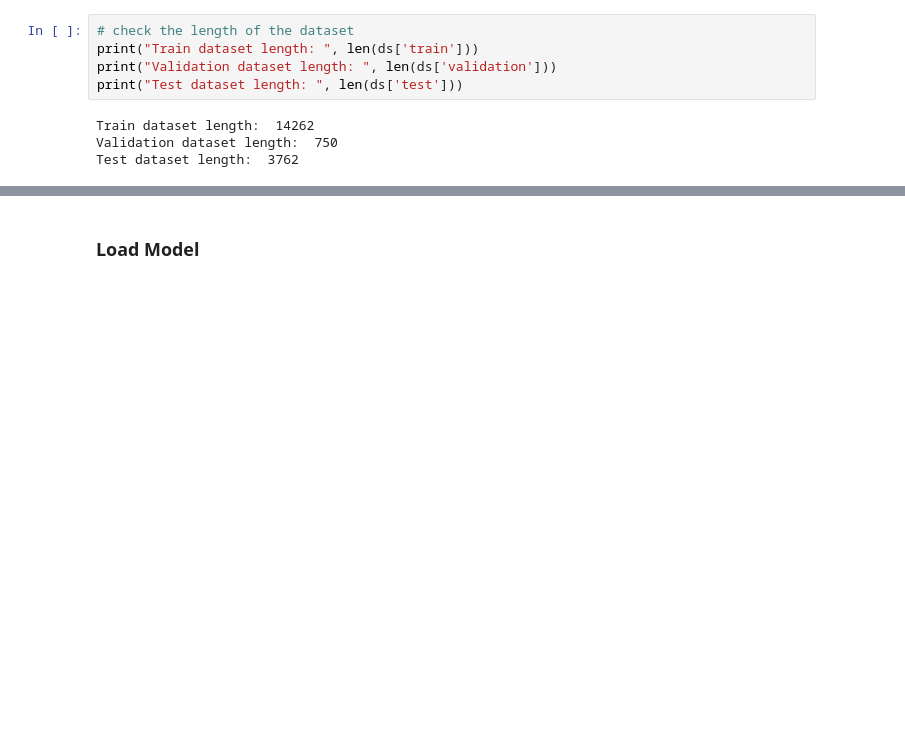
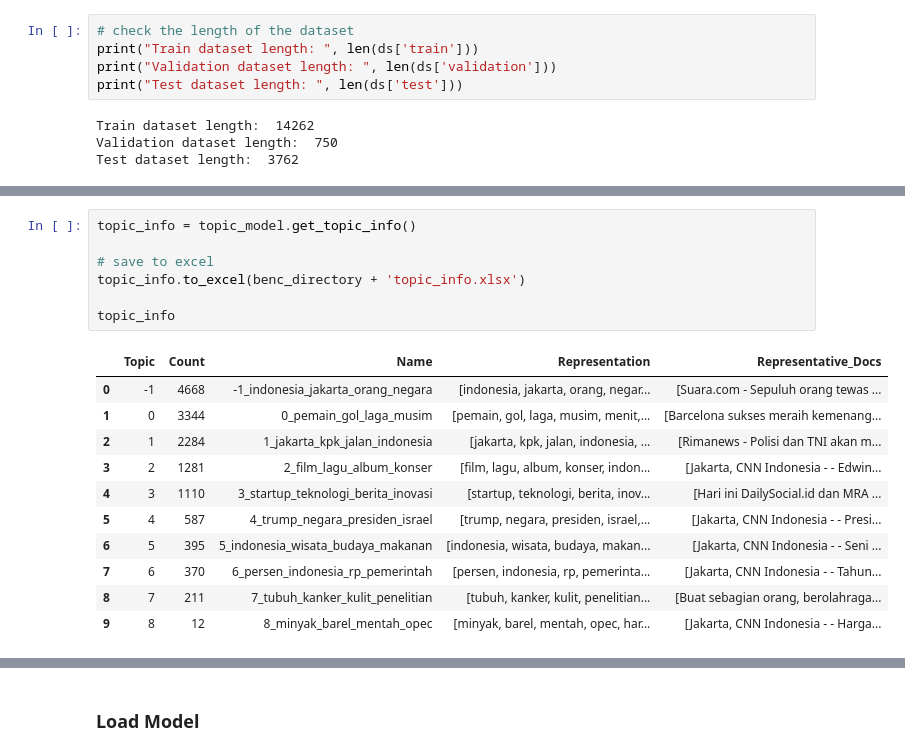
Before and after one commit to suabahasa/thesis-binus, a Jupyter notebook: 01-indobart-bertopic.ipynb, the cells around one changed output, grey strips where cells are left out. Saved outputs shown, nothing was run; the diff lists cells and outputs as text; blank space fills up the shorter version.

```diff
--- a/01-indobart-bertopic.ipynb
+++ b/01-indobart-bertopic.ipynb
@@ -61,0 +117,19 @@ Test dataset length:  3762
+# %%
+topic_info = topic_model.get_topic_info()
+
+# save to excel
+topic_info.to_excel(benc_directory + 'topic_info.xlsx')
+
+topic_info
+# %% [output]
+|  | Topic | Count | Name | Representation | Representative_Docs |
+| 0 | -1 | 4668 | -1_indonesia_jakarta_orang_negara | [indonesia, jakarta, orang, negar... | [Suara.com - Sepuluh orang tewas ... |
+| 1 | 0 | 3344 | 0_pemain_gol_laga_musim | [pemain, gol, laga, musim, menit,... | [Barcelona sukses meraih kemenang... |
+| 2 | 1 | 2284 | 1_jakarta_kpk_jalan_indonesia | [jakarta, kpk, jalan, indonesia, ... | [Rimanews - Polisi dan TNI akan m... |
+| 3 | 2 | 1281 | 2_film_lagu_album_konser | [film, lagu, album, konser, indon... | [Jakarta, CNN Indonesia - - Edwin... |
+| 4 | 3 | 1110 | 3_startup_teknologi_berita_inovasi | [startup, teknologi, berita, inov... | [Hari ini DailySocial.id dan MRA ... |
+| 5 | 4 | 587 | 4_trump_negara_presiden_israel | [trump, negara, presiden, israel,... | [Jakarta, CNN Indonesia - - Presi... |
+| 6 | 5 | 395 | 5_indonesia_wisata_budaya_makanan | [indonesia, wisata, budaya, makan... | [Jakarta, CNN Indonesia - - Seni ... |
+| 7 | 6 | 370 | 6_persen_indonesia_rp_pemerintah | [persen, indonesia, rp, pemerinta... | [Jakarta, CNN Indonesia - - Tahun... |
+| 8 | 7 | 211 | 7_tubuh_kanker_kulit_penelitian | [tubuh, kanker, kulit, penelitian... | [Buat sebagian orang, berolahraga... |
+| 9 | 8 | 12 | 8_minyak_barel_mentah_opec | [minyak, barel, mentah, opec, har... | [Jakarta, CNN Indonesia - - Harga... |
```
Also changed, not shown: parts of 14 cells of this notebook, 4 other files.
